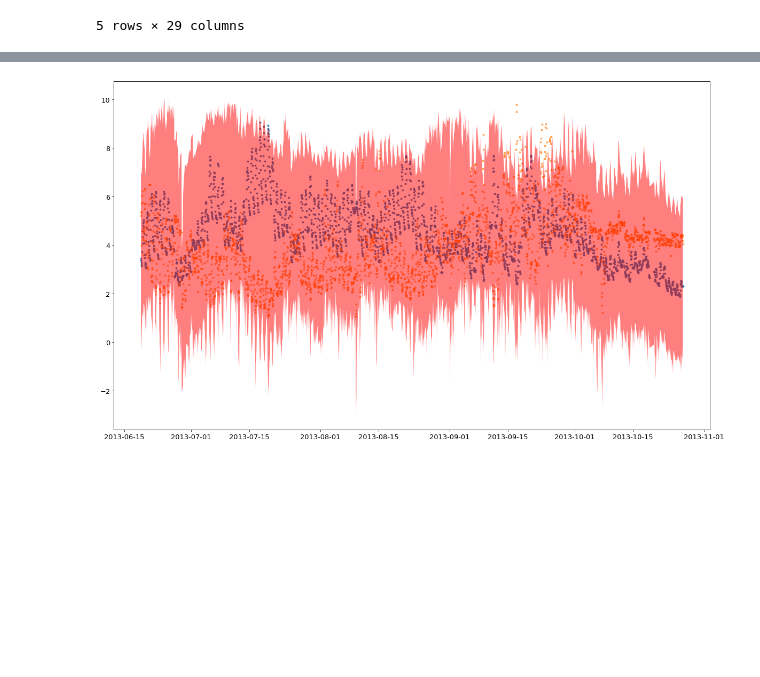
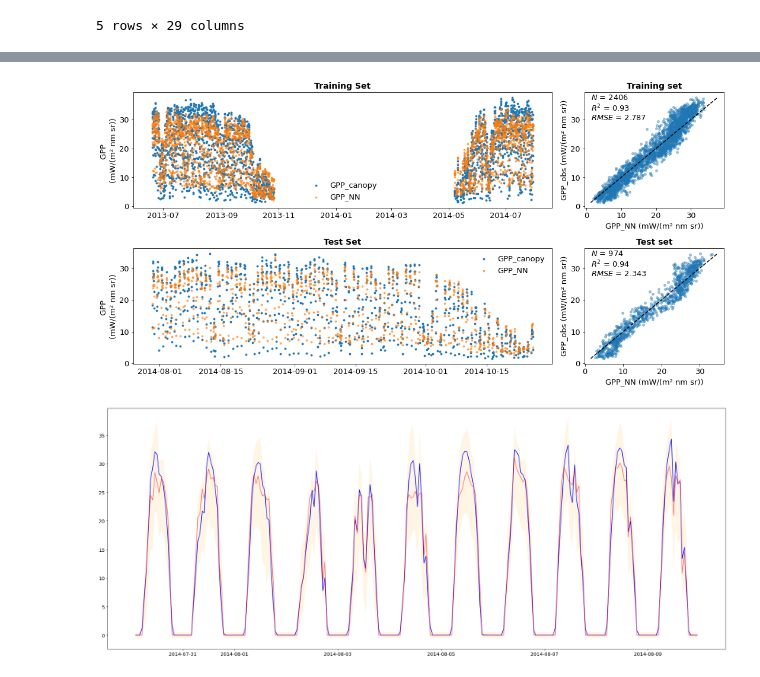
Before and after one commit to PierreTsr/FluxPartitioning, a Jupyter notebook: src/flux_NN.ipynb, the cells around one changed output, grey strips where cells are left out. Drawn from its saved outputs; the diff is of its cells as text; code cells hidden in the pictures; blank space fills up the shorter version.

```diff
--- a/src/flux_NN.ipynb
+++ b/src/flux_NN.ipynb
@@ -51,7 +51,7 @@ def NN_noSIF(n_neuron, activation1, activation2):
     APAR_input = Input(shape=(1,), dtype='float32', name='APAR_input')
     EV_input1 = Input(shape=(EV1_train1.shape[1],), dtype='float32', name='EV_input1')
     x = Dense(n_neuron, activation=activation1, name='hidden1_1', use_bias=True)(EV_input1)
-    x = Dense(n_neuron, activation=activation2, name='hidden1_2')(x)
+    # x = Dense(n_neuron, activation=activation2, name='hidden1_2')(x)
     ln_GPP = Dense(1, activation=None, name='ln_GPP')(x)
     GPP_1 = Lambda(lambda x: K.exp(x), name='GPP_1')(ln_GPP)
     GPP = keras.layers.Multiply(name='GPP')([GPP_1, APAR_input])
@@ -59,7 +59,7 @@ def NN_noSIF(n_neuron, activation1, activation2):
     # Reco
     EV_input2 = Input(shape=(EV2_train1.shape[1],), dtype='float32', name='EV_input2')
     x = Dense(n_neuron, activation=activation1, name='hidden2_1', use_bias=True)(EV_input2)
-    x = Dense(n_neuron, activation=activation2, name='hidden2_2')(x)
+    # x = Dense(n_neuron, activation=activation2, name='hidden2_2')(x)
     ln_Reco = Dense(1, activation=None, name='ln_Reco')(x)
     Reco = Lambda(lambda x: K.exp(x), name='Reco')(ln_Reco)
 
@@ -74,11 +74,13 @@ def NN_noSIF(n_neuron, activation1, activation2):
     return model_NEE
 # %%
 earlyStopping = keras.callbacks.EarlyStopping(monitor='val_loss', patience=10, verbose=0, mode='auto')
-model_noSIF = NN_noSIF(n_neuron=64, activation1='relu', activation2='relu')
+model_noSIF = NN_noSIF(n_neuron=32, activation1='relu', activation2='relu')
 hist_noSIF = model_noSIF.fit({'APAR_input': label_train, 'EV_input1': EV1_train1, 'EV_input2': EV2_train1},
-                             {'NEE': NEE_train1},
+                             NEE_train1,
                              epochs=500,
                              batch_size=64,
                              callbacks=[earlyStopping],
                              validation_split=0.3,
                              verbose=0)
+loss = model_noSIF.evaluate({'APAR_input': label_train, 'EV_input1': EV1_train1, 'EV_input2': EV2_train1}, NEE_train1, verbose=0)
+print("Model initial training loss = {loss:.3e}".format(loss = loss))
@@ -103,8 +107,8 @@ Trainable params: 9,218
 Non-trainable params: 0
 __________________________________________________________________________________________________
 # %%
-burn_in = 2000
-n_iter = 4000
+burn_in = 1000
+n_iter = 2000
 
 n_obs_train = NEE_train1.shape[0]
 n_obs_test = NEE_test.shape[0]
@@ -113,7 +117,7 @@ n_obs_test = NEE_test.shape[0]
 def sample(model, inputs):
     # Create HMC super-model
     n_obs = inputs[1].shape[0]
-    hmc = HMC(model, L=15, epsilon_min=3e-3, epsilon_max=3e-3, batch_size=n_obs, n_obs=n_obs)
+    hmc = HMC(model, L=100, epsilon_min=3e-3, epsilon_max=3e-3, batch_size=n_obs, n_obs=n_obs)
 
     # Initialize bookkeeping
     parameters = []  # bookkeeping the parameters
@@ -154,16 +186,7 @@ Sampling done: 4000 steps with accepting rate 0.7784446111527882
 # %%
-# Computing MAP estimate
-idx_MAP = np.argmin(log_likelihood)
-MAP = parameters[idx_MAP, :]
-hmc.set_model_params(MAP)
-NEE_train_MAP, GPP_train_MAP, Reco_train_MAP = fluxes_SIF_predict_noSIF(hmc.model, label_train, EV1_train1, EV2_train1,
-                                                                        NEE_max_abs)
-NEE_test_MAP, GPP_test_MAP, Reco_test_MAP = fluxes_SIF_predict_noSIF(hmc.model, label_test, EV1_test1, EV2_test1,
-                                                                     NEE_max_abs)
-
 # preparing sampling
 precision = np.exp(log_gamma)
-n_samples = 1000
+n_samples = int(n_iter/2)
 NEE_train_traj, GPP_train_traj, Reco_train_traj = np.zeros((n_obs_train, n_samples)), np.zeros(
     (n_obs_train, n_samples)), np.zeros(
     (n_obs_train, n_samples))
@@ -395,13 +464,50 @@ T = dt.datetime.now().strftime("%Y%m%d-%H%M%S")
+# %%
+fig, ax = plt.subplots(figsize=(15,7.5),nrows=2,ncols=2,gridspec_kw={'width_ratios': [3, 1]})
+s_circle = 8
+
+GPP_obs = 'GPP_canopy'
+
+ax[0,0].scatter(train_day.index,train_day[GPP_obs], label=GPP_obs,s=s_circle)
+ax[0,0].scatter(train_day.index,train_day['GPP_NN'], label='GPP_NN',s=s_circle,alpha=0.6)
+ax[0,0].set_ylabel('GPP \n(mW/(m\N{SUPERSCRIPT TWO} nm sr))')
+ax[0,0].set_title('Training Set', fontsize=14, fontweight='bold')
+
+
+ax[1,0].scatter(test_day.index,test_day[GPP_obs], label=GPP_obs,s=s_circle)
+ax[1,0].scatter(test_day.index,test_day['GPP_NN'], label='GPP_NN',s=s_circle,alpha=0.6)
+ax[1,0].set_ylabel('GPP \n(mW/(m\N{SUPERSCRIPT TWO} nm sr))')
+ax[1,0].set_title('Test Set', fontsize=14, fontweight='bold')
+
+ax[0,1].scatter(train_day.GPP_NN, train_day[GPP_obs], alpha = 0.4,s=15)
+ax[0,1].set_xlabel('GPP_NN (mW/(m\N{SUPERSCRIPT TWO} nm sr))')
+ax[0,1].set_ylabel('GPP_obs (mW/(m\N{SUPERSCRIPT TWO} nm sr))')
+diag_line(train_day.GPP_NN, train_day[GPP_obs],ax[0,1],SIF=False)
+
+ax[1,1].scatter(test_day.GPP_NN, test_day[GPP_obs], alpha = 0.4,s=15)
+ax[1,1].set_xlabel('GPP_NN (mW/(m\N{SUPERSCRIPT TWO} nm sr))')
+ax[1,1].set_ylabel('GPP_obs (mW/(m\N{SUPERSCRIPT TWO} nm sr))')
+diag_line(test_day.GPP_NN, test_day[GPP_obs],ax[1,1],SIF=False)
+
+ax[0,1].set_title('Training set',fontsize=14,fontweight='bold')
+ax[1,1].set_title('Test set',fontsize=14, fontweight='bold')
+
+
+for each_ax in ax[:,0]:
+    each_ax.legend(loc='best')
+
+plt.tight_layout()
+# %% [output]
+[figure, added]
 # %%
-fig = plt.figure(figsize=(20, 12))
-df = train[train.index < dt.datetime(2014,1,1)]
+fig = plt.figure(figsize=(30, 12))
+df = test[(test.index > dt.datetime(2013,7,8)) & (test.index < dt.datetime(2014,8,7))]
 n = df.shape[0]
 
-plt.scatter(df.index, df[Reco_ref], label='Daytime ' + Reco_ref, s=s_circle)
-plt.scatter(df.index, df['Reco_NN'], label='Daytime Reco_NN', s=s_circle, alpha=0.6)
-lower = mu_Reco_train[:n] - 2 * np.sqrt(sigma_Reco_pred_train[:n])
-upper = mu_Reco_train[:n] + 2 * np.sqrt(sigma_Reco_pred_train[:n])
-plt.fill_between(df.index, lower, upper, facecolor="red", alpha=0.5, label="Two std band")
+plt.plot(df.index, df['GPP_canopy'], 'b-', label='Daytime ' + Reco_ref)
+plt.plot(df.index, df['GPP_NN'], 'r-', label='Daytime Reco_NN', alpha=0.6)
+lower = mu_GPP_test[:n] - 2 * np.sqrt(sigma_GPP_pred_test[:n])
+upper = mu_GPP_test[:n] + 2 * np.sqrt(sigma_GPP_pred_test[:n])
+plt.fill_between(df.index, lower, upper, facecolor="orange", alpha=0.1, label="Two std band")
 plt.show()
 # %% [output]
-[figure, old version]
+[figure, new version]
```
Also changed, not shown: parts of 15 cells of this notebook, 1 other file.
